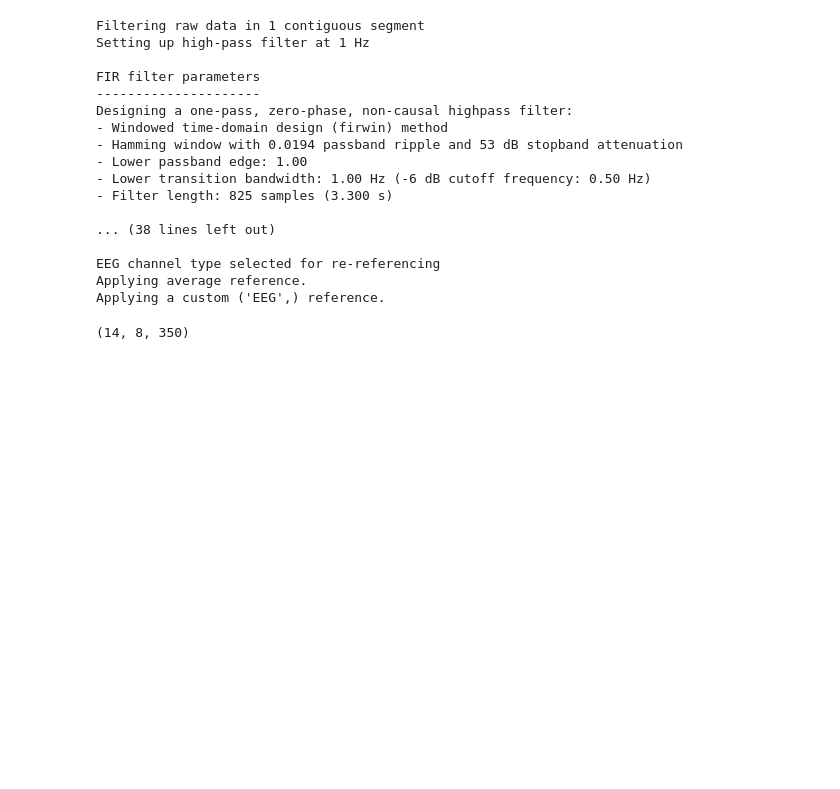
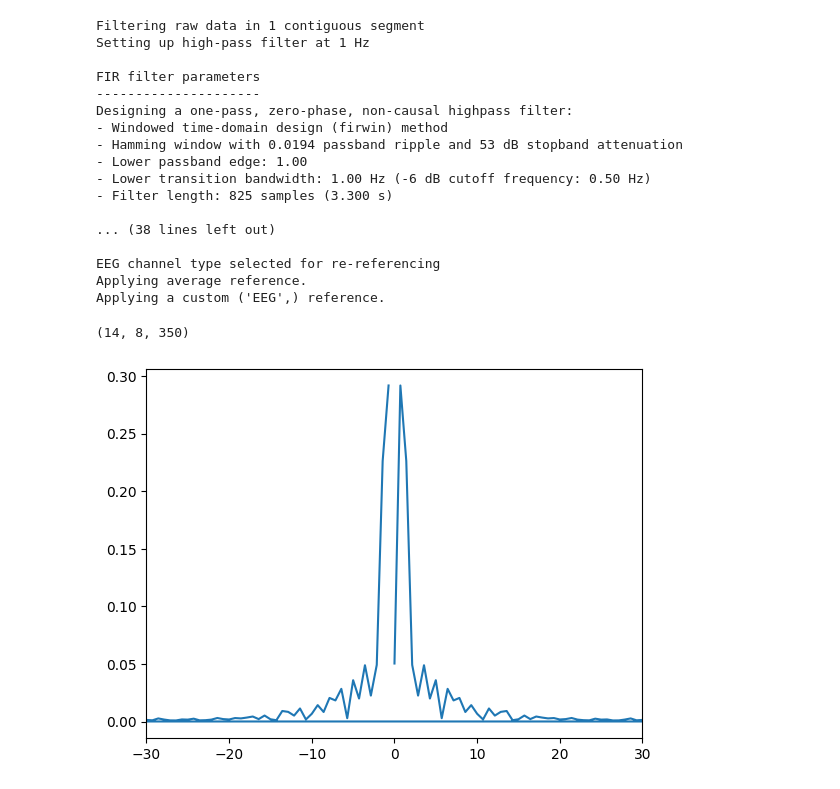
Before and after one commit to arthbreaker/BCI-project, a Jupyter notebook: Code/feature_extraction.ipynb, the cells around one changed output. Drawn from its saved outputs; the diff is of its cells as text; code cells hidden in the pictures; blank space fills up the shorter version.

```diff
--- a/Code/feature_extraction.ipynb
+++ b/Code/feature_extraction.ipynb
@@ -103,3 +106,12 @@ features = {
         # 'mean_freq':,
         # 'max_psd':
     }
+# %%
+c = scipy.fft.fft(epoch_data[0,1,:])
+freq = scipy.fft.fftfreq(350, 1/250)
+# %%
+plt.plot(freq, np.abs(c))
+plt.xlim(-30, 30)
+plt.show()
+# %% [output]
+[figure, added]
```
Also changed, not shown: parts of 2 cells of this notebook.
